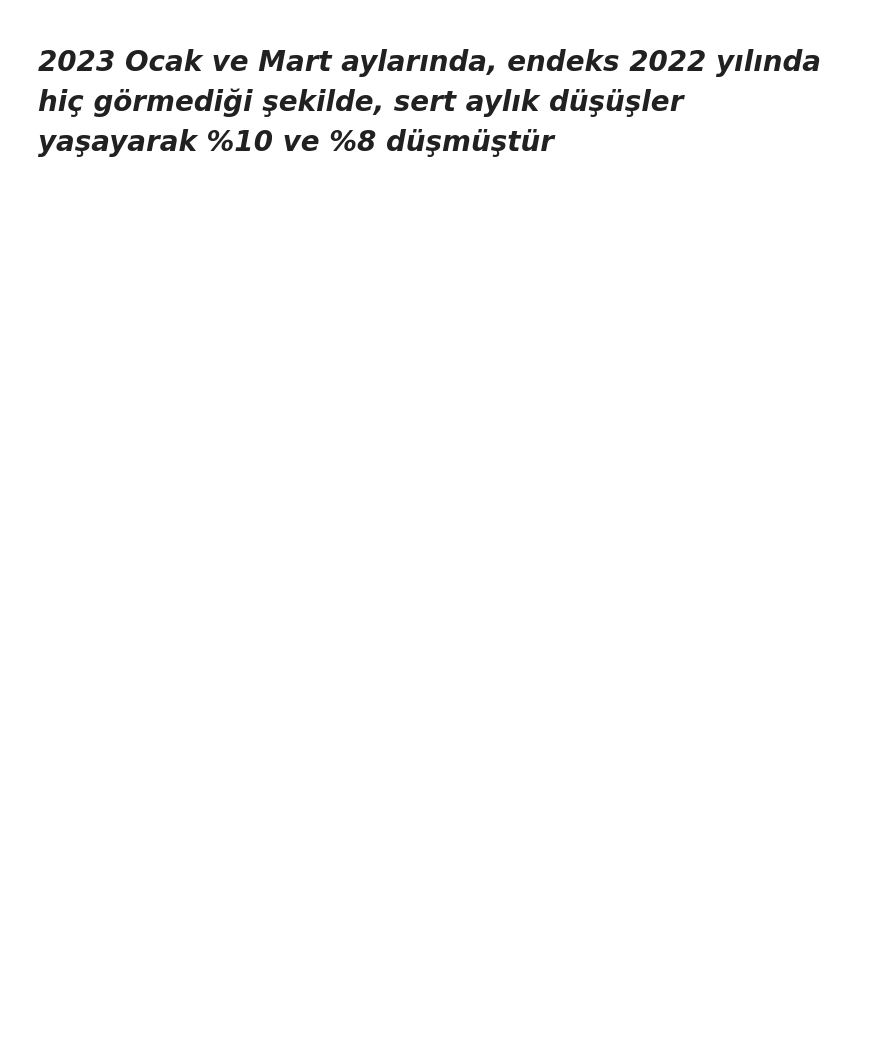
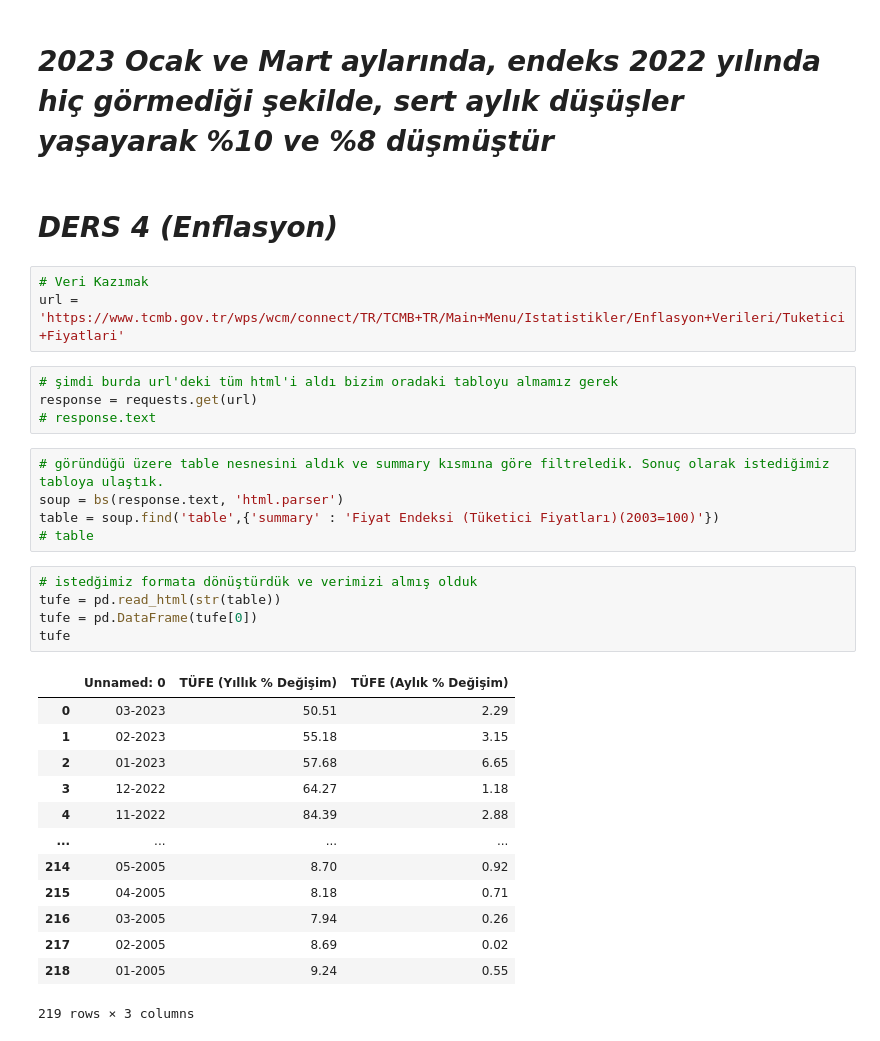
Before and after one commit to furkannulu/PowerBI-and-Data-Analysis-Bootcamp, a Jupyter notebook: DersNotlari.ipynb, the cells around one changed output. Drawn from its saved outputs; the diff is of its cells as text; blank space fills up the shorter version.

```diff
--- a/DersNotlari.ipynb
+++ b/DersNotlari.ipynb
@@ -531,3 +533,36 @@ px.bar(Veri_as, y='degisim%',
 [interactive output not drawn]
 # %% [markdown]
 # *2023 Ocak ve Mart aylarında, endeks 2022 yılında hiç görmediği şekilde, sert aylık düşüşler yaşayarak %10 ve %8 düşmüştür*
+# %% [markdown]
+# ***DERS 4 (Enflasyon)***
+# %%
+# Veri Kazımak
+url = 'https://www.tcmb.gov.tr/wps/wcm/connect/TR/TCMB+TR/Main+Menu/Istatistikler/Enflasyon+Verileri/Tuketici+Fiyatlari'
+# %%
+# şimdi burda url'deki tüm html'i aldı bizim oradaki tabloyu almamız gerek
+response = requests.get(url)
+# response.text
+# %%
+# göründüğü üzere table nesnesini aldık ve summary kısmına göre filtreledik. Sonuç olarak istediğimiz tabloya ulaştık.
+soup = bs(response.text, 'html.parser')
+table = soup.find('table',{'summary' : 'Fiyat Endeksi (Tüketici Fiyatları)(2003=100)'})
+# table
+# %%
+# istedğimiz formata dönüştürdük ve verimizi almış olduk
+tufe = pd.read_html(str(table))
+tufe = pd.DataFrame(tufe[0])
+tufe
+# %% [output]
+|  | Unnamed: 0 | TÜFE (Yıllık % Değişim) | TÜFE (Aylık % Değişim) |
+| 0 | 03-2023 | 50.51 | 2.29 |
+| 1 | 02-2023 | 55.18 | 3.15 |
+| 2 | 01-2023 | 57.68 | 6.65 |
+| 3 | 12-2022 | 64.27 | 1.18 |
+| 4 | 11-2022 | 84.39 | 2.88 |
+| ... | ... | ... | ... |
+| 214 | 05-2005 | 8.70 | 0.92 |
+| 215 | 04-2005 | 8.18 | 0.71 |
+| 216 | 03-2005 | 7.94 | 0.26 |
+| 217 | 02-2005 | 8.69 | 0.02 |
+| 218 | 01-2005 | 9.24 | 0.55 |
+219 rows × 3 columns
```
Also changed, not shown: parts of 8 cells of this notebook.
